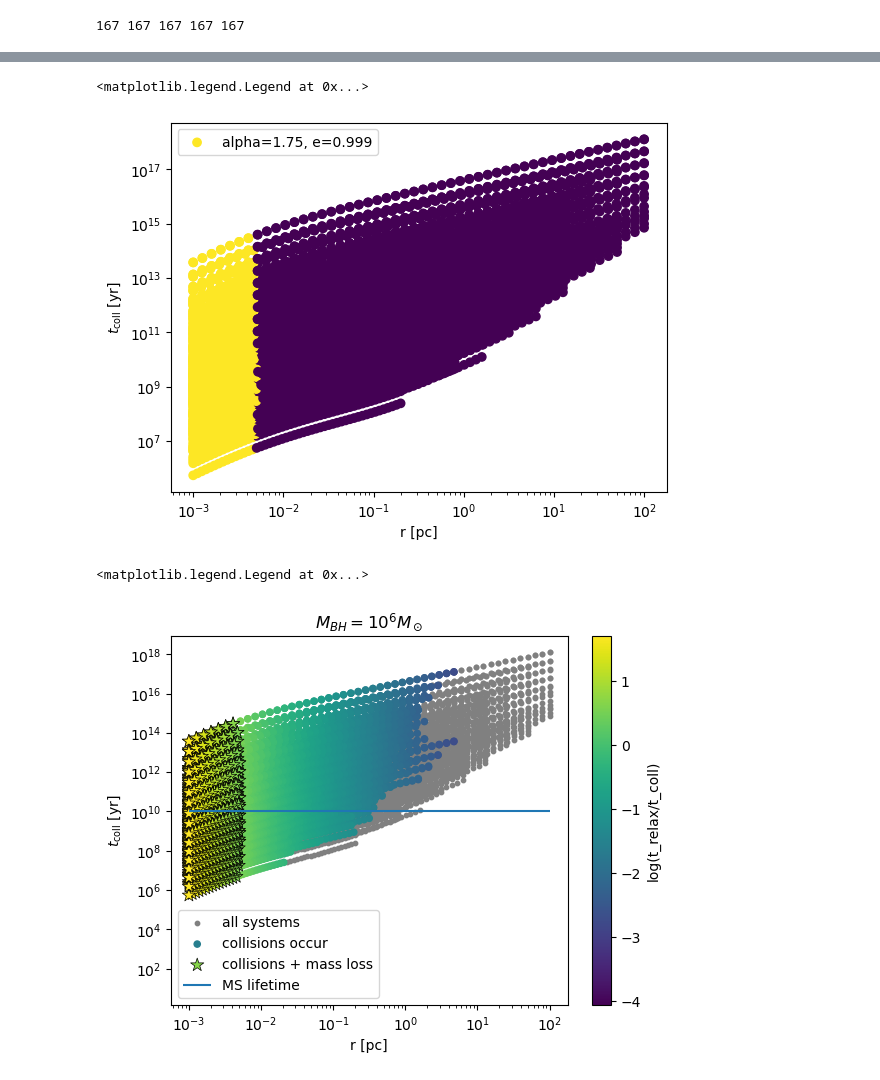
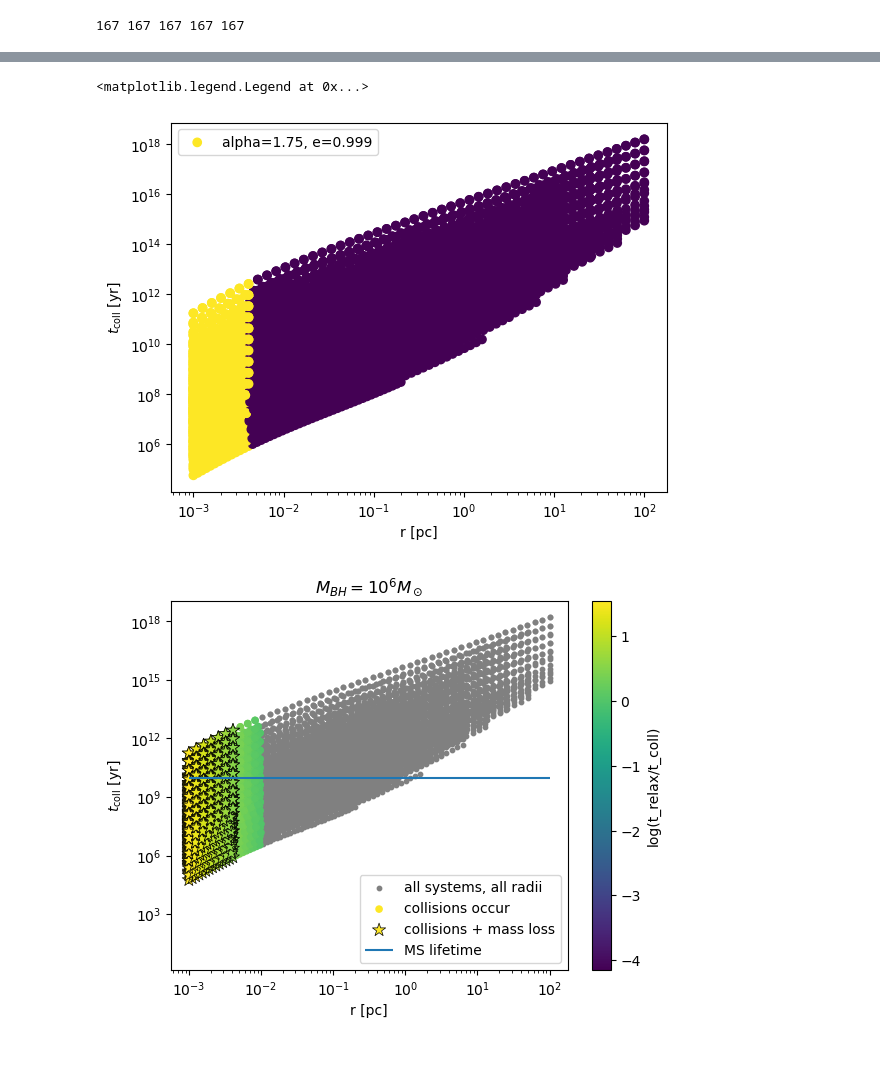
Before and after one commit to astro-claire/model-timescales, a Jupyter notebook: examples/black_hole_versus_pl.ipynb, the cells around one changed output, grey strips where cells are left out. Saved outputs shown, nothing was run; the diff lists cells and outputs as text; code cells hidden in the pictures.

```diff
--- a/examples/black_hole_versus_pl.ipynb
+++ b/examples/black_hole_versus_pl.ipynb
@@ -322,4 +348,4 @@ plt.show()
 # %%
-modelbh = TimescaleEnsemble(grid, densityModel="power-law-bh",Nsampling=50, profile_kwargs={'M_bh':1e6 *u.Msun})
+modelbh = TimescaleEnsemble(grid, densityModel="power-law-bh",Nsampling=50, profile_kwargs={"alpha":1.75,'M_bh':1e6 *u.Msun})
 table5 = generate_timescale_comparison(modelbh, as_ = 'pandas')
 # %% [output]
@@ -355,37 +387,36 @@ ax.set_ylabel(r"$t_{\mathrm{coll}}$ [yr]")
 ax.legend()
 # %% [output]
 <matplotlib.legend.Legend at 0x...>
-[figure, old version]
+[figure, new version]
 # %%
 # from astropy import units as u
 
 r = u.Quantity(table5['r']).to_value(u.pc)      # plain floats in chosen units
 t = u.Quantity(table5['t_coll']).to_value(u.yr)
 c = np.log10(np.array(u.Quantity(table5['t_relax/t_coll']).value))
 ml = np.array(u.Quantity(table5['massloss']).value)
 vmin =min(c)
 vmax = max(c)
-nocolidx = np.where(c<0)[0]
-# # im = ax.scatter(r[nocolidx], t[nocolidx],color = "grey", label="alpha=1.75, e=0.999")
-yescolidx = np.invert(nocolidx)
-masslossidx = np.where(ml[yescolidx]==1)[0]
+nocolidx = np.where(c<0,True,False)
+yescolidx = np.logical_not(nocolidx)
+masslossidx = np.where(ml[yescolidx]==1,True,False)
 fig, ax = plt.subplots()
 ax.set_yscale("log")
 ax.set_xscale("log")
-im = ax.scatter(r[nocolidx], t[nocolidx],color = "grey", s=10,label="all systems")
+im = ax.scatter(r[nocolidx], t[nocolidx],color = "grey", s=10,label="all systems, all radii")
 
 im = ax.scatter(r[yescolidx], t[yescolidx],c = c[yescolidx],vmin= vmin,vmax = vmax,s=20, label="collisions occur")
 im = ax.scatter(r[yescolidx][masslossidx], t[yescolidx][masslossidx],
             marker = "*",c = c[yescolidx][masslossidx],edgecolor = "black",
             linewidth = 0.5,vmin= vmin,vmax = vmax,s=100, label="collisions + mass loss")
 
 plt.colorbar(im,label='log(t_relax/t_coll)', orientation='vertical')
 # im = ax.scatter(r[nocolidx], t[nocolidx],color = "grey", label="alpha=1.75, e=0.999")
 ax.hlines(1e10,xmin=1e-3,xmax=1e2, label= "MS lifetime")
 ax.set_xlabel("r [pc]")
 ax.set_ylabel(r"$t_{\mathrm{coll}}$ [yr]")
 plt.title(r"$M_{BH}=10^6 M_\odot$")
 ax.legend()
+plt.show()
 # %% [output]
-<matplotlib.legend.Legend at 0x...>
-[figure, old version]
+[figure, new version]
```
Also changed, not shown: parts of 21 cells of this notebook.
